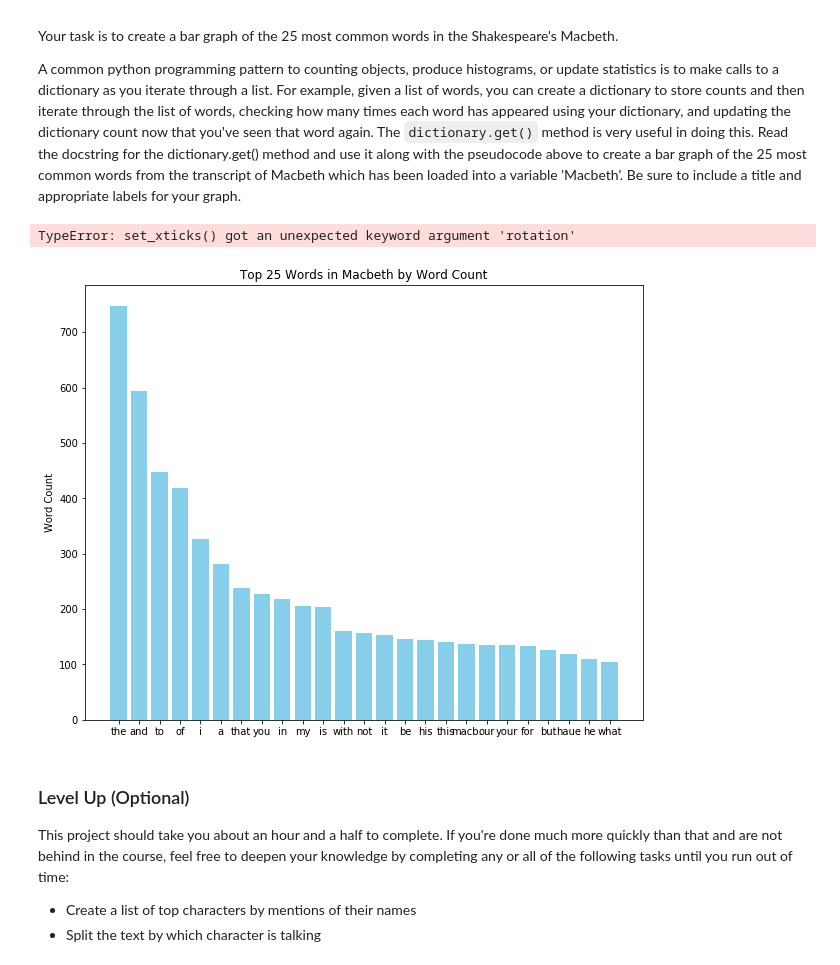
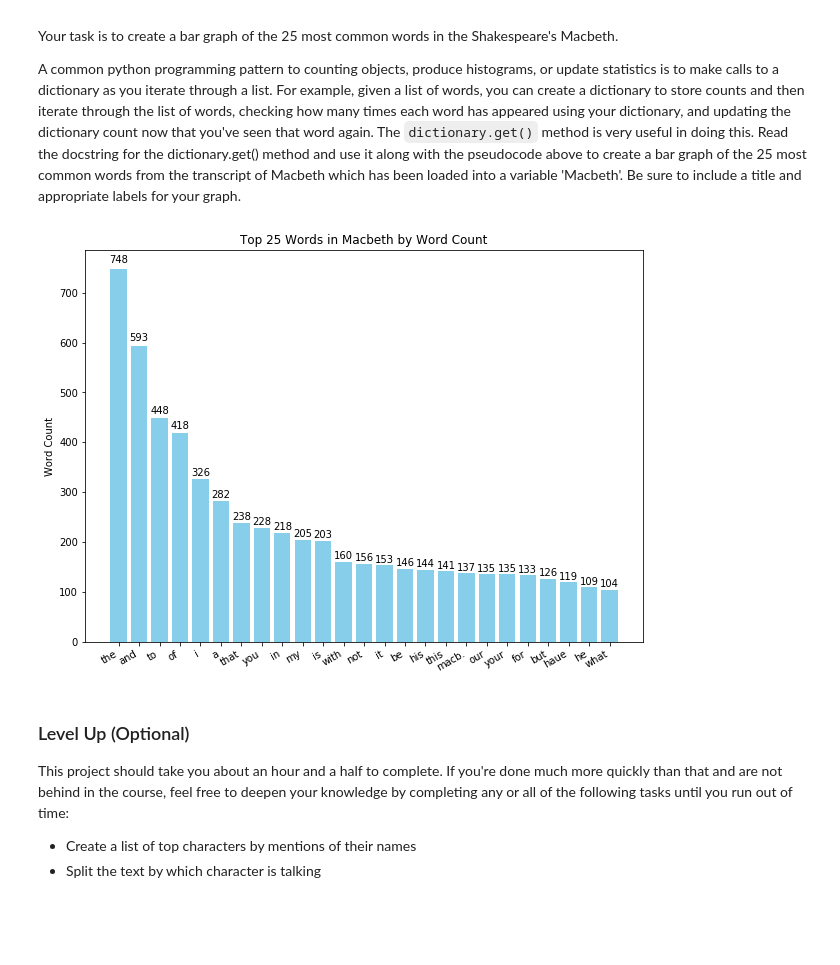
Before and after one commit to UpwardTrajectory/dsc-0-01-23-project-lab-seattle-ds-career-040119, a Jupyter notebook: index.ipynb, the cells around one changed output. Cells and saved outputs as stored; diff of their text form; code cells hidden in the pictures; blank space fills up the shorter version.

```diff
--- a/index.ipynb
+++ b/index.ipynb
@@ -60,36 +60,34 @@ import matplotlib.pyplot as plt
 
 fig, ax = plt.subplots(figsize = (10,8))
 rects1 = ax.bar(x_data, y_data, color='SkyBlue')
 ax.set_ylabel('Word Count')
 ax.set_title('Top 25 Words in Macbeth by Word Count')
-ax.set_xticks(rotation = 45)
 #ax.set_xticklabels(('G1', 'G2', 'G3', 'G4', 'G5'))
 fig.autofmt_xdate()
 
 def autolabel(rects, xpos='center'):
     """
     Attach a text label above each bar in *rects*, displaying its height.
 
     *xpos* indicates which side to place the text w.r.t. the center of
     the bar. It can be one of the following {'center', 'right', 'left'}.
     """
 
     xpos = xpos.lower()  # normalize the case of the parameter
     ha = {'center': 'center', 'right': 'left', 'left': 'right'}
     offset = {'center': 0.5, 'right': 0.57, 'left': 0.43}  # x_txt = x + w*off
 
     for rect in rects:
         height = rect.get_height()
         ax.text(rect.get_x() + rect.get_width()*offset[xpos], 1.01*height,
                 '{}'.format(height), ha=ha[xpos], va='bottom')
 
 
 autolabel(rects1, "center")
 
 plt.show()
 # %% [output]
-TypeError: set_xticks() got an unexpected keyword argument 'rotation'
-[figure, old version]
+[figure, new version]
 # %% [markdown]
 ### Level Up (Optional)
 This project should take you about an hour and a half to complete. If you're done much more quickly than that and are not behind in the course, feel free to deepen your knowledge by completing any or all of the following tasks until you run out of time:
```
